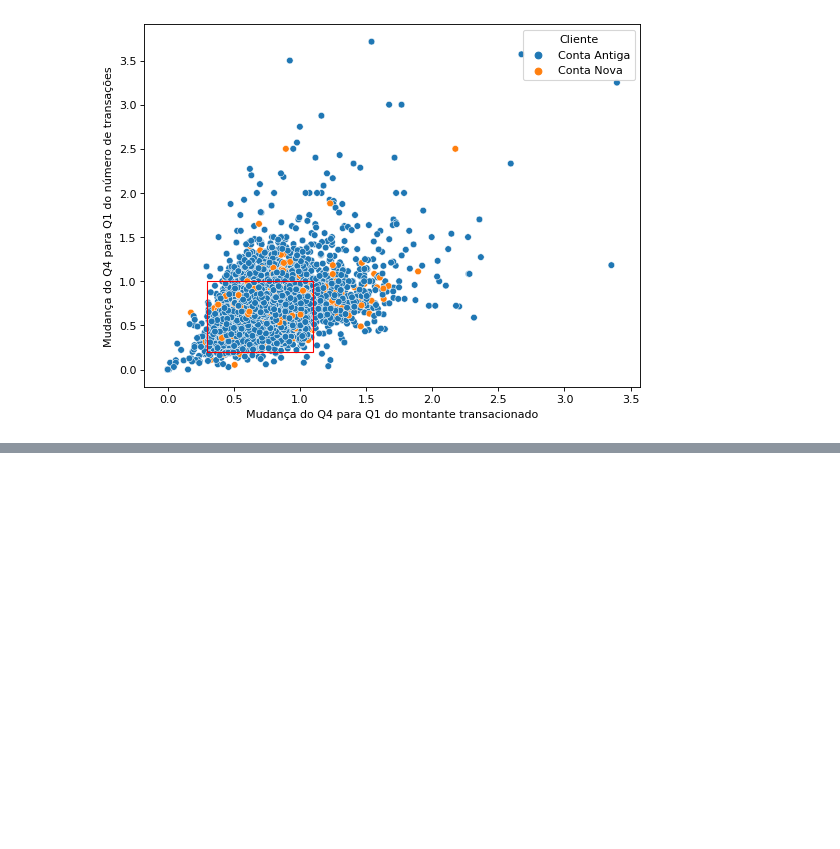
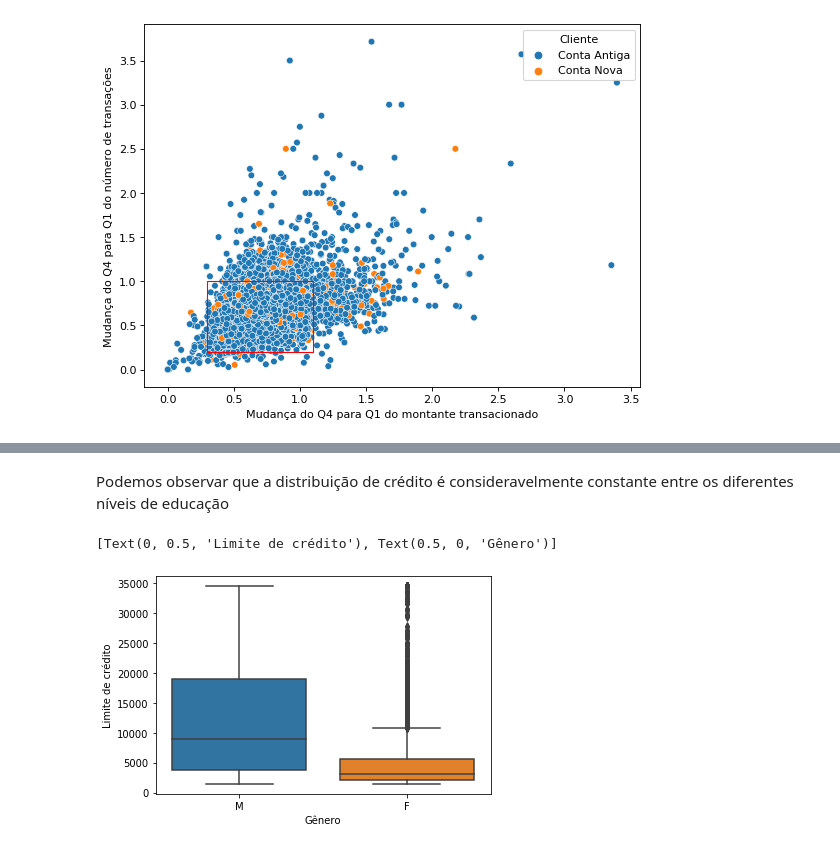
Before and after one commit to gabrielpastori/exploratoryAnalysis, a Jupyter notebook: eda.ipynb, the cells around one changed output, grey strips where cells are left out. Cells and saved outputs as stored; diff of their text form; code cells hidden in the pictures; blank space fills up the shorter version.

```diff
--- a/eda.ipynb
+++ b/eda.ipynb
@@ -159,0 +171,10 @@ No retângulo vermelho estão os clientes que diminuiram o montante transacionad
+# %% [markdown]
+Podemos observar que a distribuição de crédito é consideravelmente constante entre os diferentes níveis de educação
+# %%
+fig, axs = plt.subplots(ncols=1)
+
+sns.boxplot(x='Gender',y='Credit_Limit', data=bankc)
+axs.set(xlabel="Gênero", ylabel="Limite de crédito")
+# %% [output]
+[Text(0, 0.5, 'Limite de crédito'), Text(0.5, 0, 'Gênero')]
+[figure, added]
```
Also changed, not shown: parts of 8 cells of this notebook.
